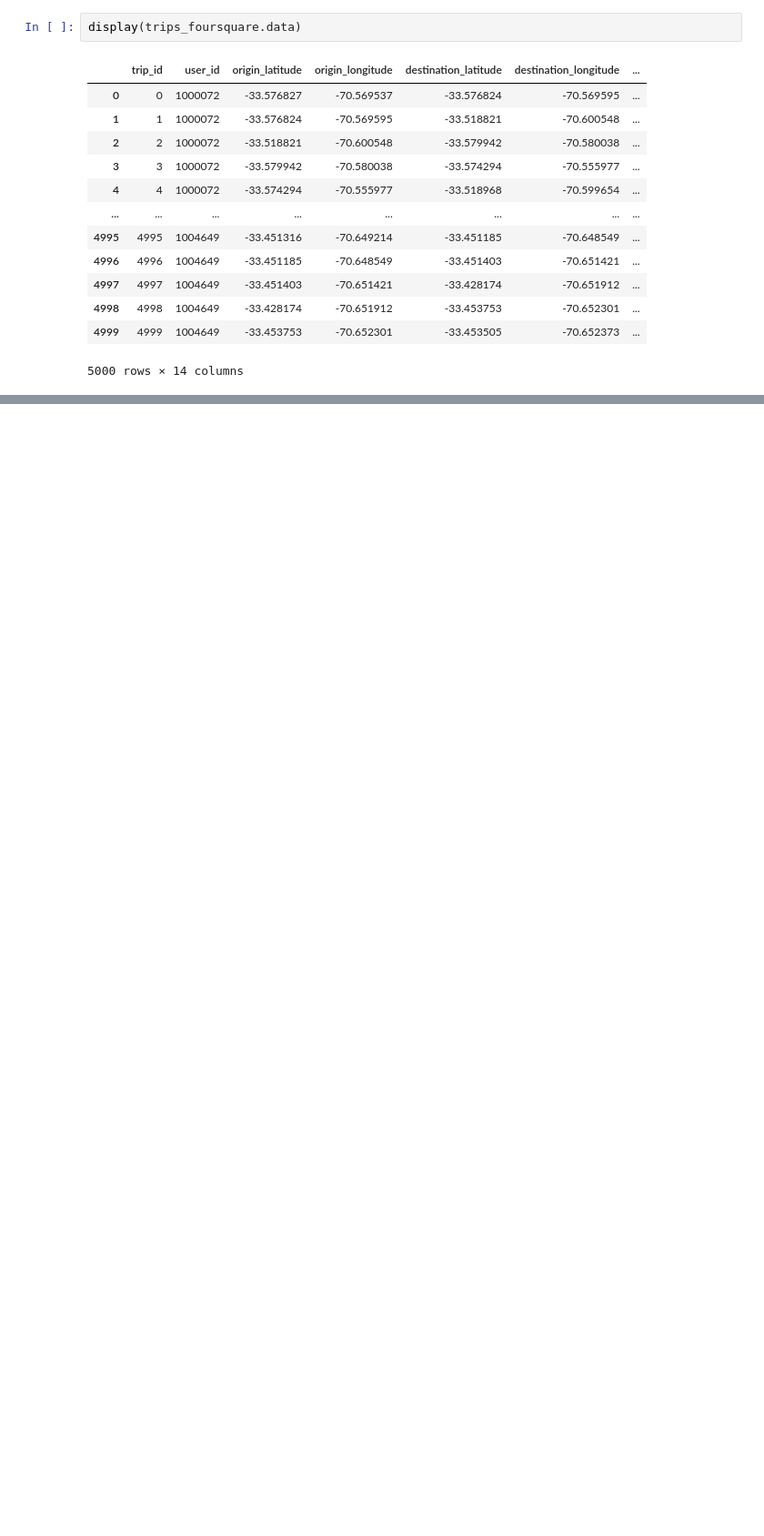
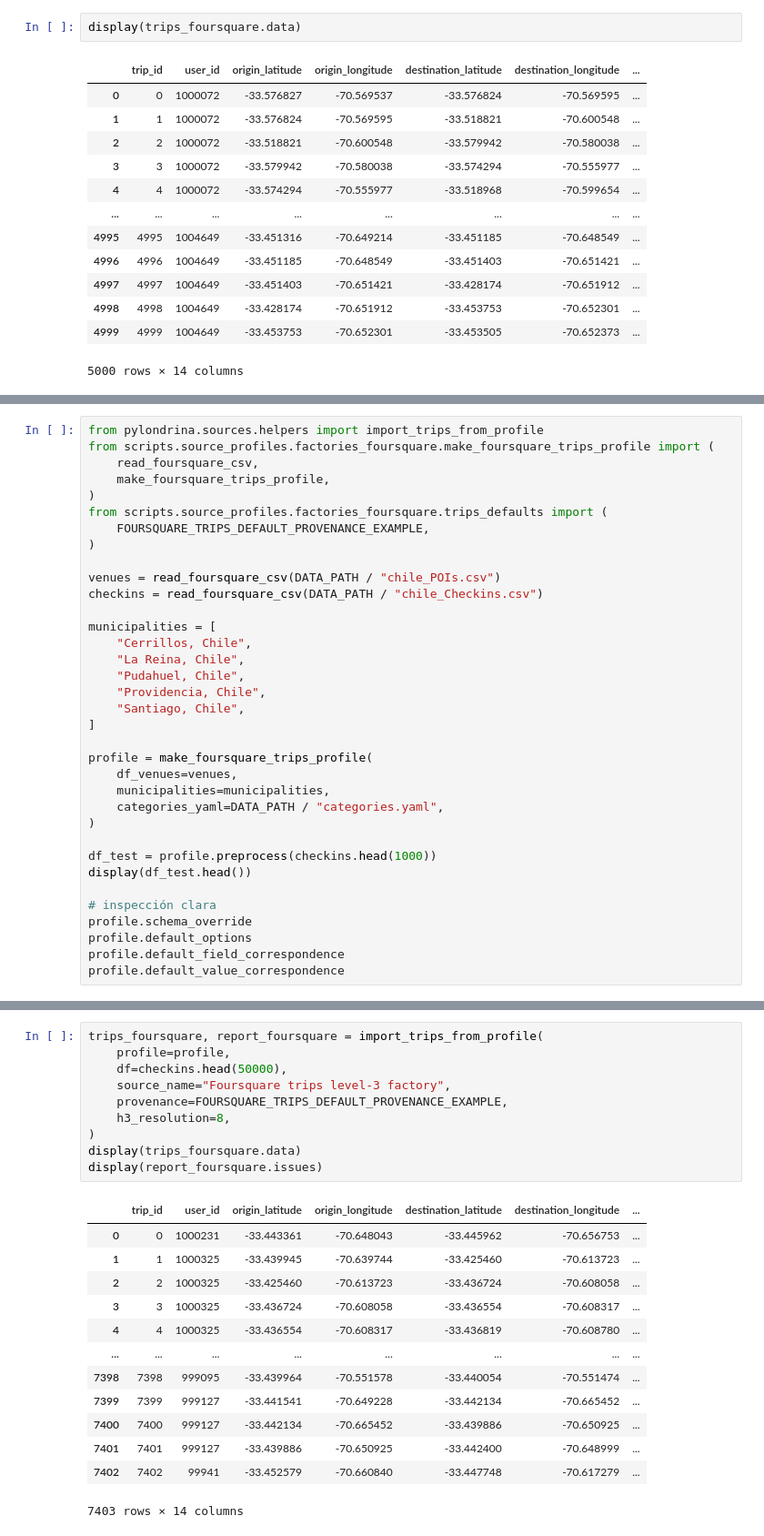
Before and after one commit to sebastianolmos/pylondrina, a Jupyter notebook: notebooks/usage_examples/import_trips/foursquare_import_levels.ipynb, the cells around one changed output, grey strips where cells are left out. Shown at 91% size. Cells and saved outputs as stored; diff of their text form; blank space fills up the shorter version.

Commit message:
A factory is created to facilitate the loading and importing of the Foursquare dataset, as trips, and examples of its use are added

```diff
--- a/notebooks/usage_examples/import_trips/foursquare_import_levels.ipynb
+++ b/notebooks/usage_examples/import_trips/foursquare_import_levels.ipynb
@@ -537,0 +546,35 @@ display(trips_foursquare.data)
+# %%
+from pylondrina.sources.helpers import import_trips_from_profile
+from scripts.source_profiles.factories_foursquare.make_foursquare_trips_profile import (
+    read_foursquare_csv,
+    make_foursquare_trips_profile,
+)
+from scripts.source_profiles.factories_foursquare.trips_defaults import (
+    FOURSQUARE_TRIPS_DEFAULT_PROVENANCE_EXAMPLE,
+)
+
+venues = read_foursquare_csv(DATA_PATH / "chile_POIs.csv")
+checkins = read_foursquare_csv(DATA_PATH / "chile_Checkins.csv")
+
+municipalities = [
+    "Cerrillos, Chile",
+    "La Reina, Chile",
+    "Pudahuel, Chile",
+    "Providencia, Chile",
+    "Santiago, Chile",
+]
+
+profile = make_foursquare_trips_profile(
+    df_venues=venues,
+    municipalities=municipalities,
+    categories_yaml=DATA_PATH / "categories.yaml",
+)
+
+df_test = profile.preprocess(checkins.head(1000))
+display(df_test.head())
+
+# inspección clara
+profile.schema_override
+profile.default_options
+profile.default_field_correspondence
+profile.default_value_correspondence
@@ -537,0 +605,24 @@ display(trips_foursquare.data)
+# %%
+trips_foursquare, report_foursquare = import_trips_from_profile(
+    profile=profile,
+    df=checkins.head(50000),
+    source_name="Foursquare trips level-3 factory",
+    provenance=FOURSQUARE_TRIPS_DEFAULT_PROVENANCE_EXAMPLE,
+    h3_resolution=8,
+)
+display(trips_foursquare.data)
+display(report_foursquare.issues)
+# %% [output]
+|  | trip_id | user_id | origin_latitude | origin_longitude | destination_latitude | destination_longitude | ... |
+| 0 | 0 | 1000231 | -33.443361 | -70.648043 | -33.445962 | -70.656753 | ... |
+| 1 | 1 | 1000325 | -33.439945 | -70.639744 | -33.425460 | -70.613723 | ... |
+| 2 | 2 | 1000325 | -33.425460 | -70.613723 | -33.436724 | -70.608058 | ... |
+| 3 | 3 | 1000325 | -33.436724 | -70.608058 | -33.436554 | -70.608317 | ... |
+| 4 | 4 | 1000325 | -33.436554 | -70.608317 | -33.436819 | -70.608780 | ... |
+| ... | ... | ... | ... | ... | ... | ... | ... |
+| 7398 | 7398 | 999095 | -33.439964 | -70.551578 | -33.440054 | -70.551474 | ... |
+| 7399 | 7399 | 999127 | -33.441541 | -70.649228 | -33.442134 | -70.665452 | ... |
+| 7400 | 7400 | 999127 | -33.442134 | -70.665452 | -33.439886 | -70.650925 | ... |
+| 7401 | 7401 | 999127 | -33.439886 | -70.650925 | -33.442400 | -70.648999 | ... |
+| 7402 | 7402 | 99941 | -33.452579 | -70.660840 | -33.447748 | -70.617279 | ... |
+7403 rows × 14 columns
```
Also changed, not shown: parts of 11 cells of this notebook, 3 other files.
